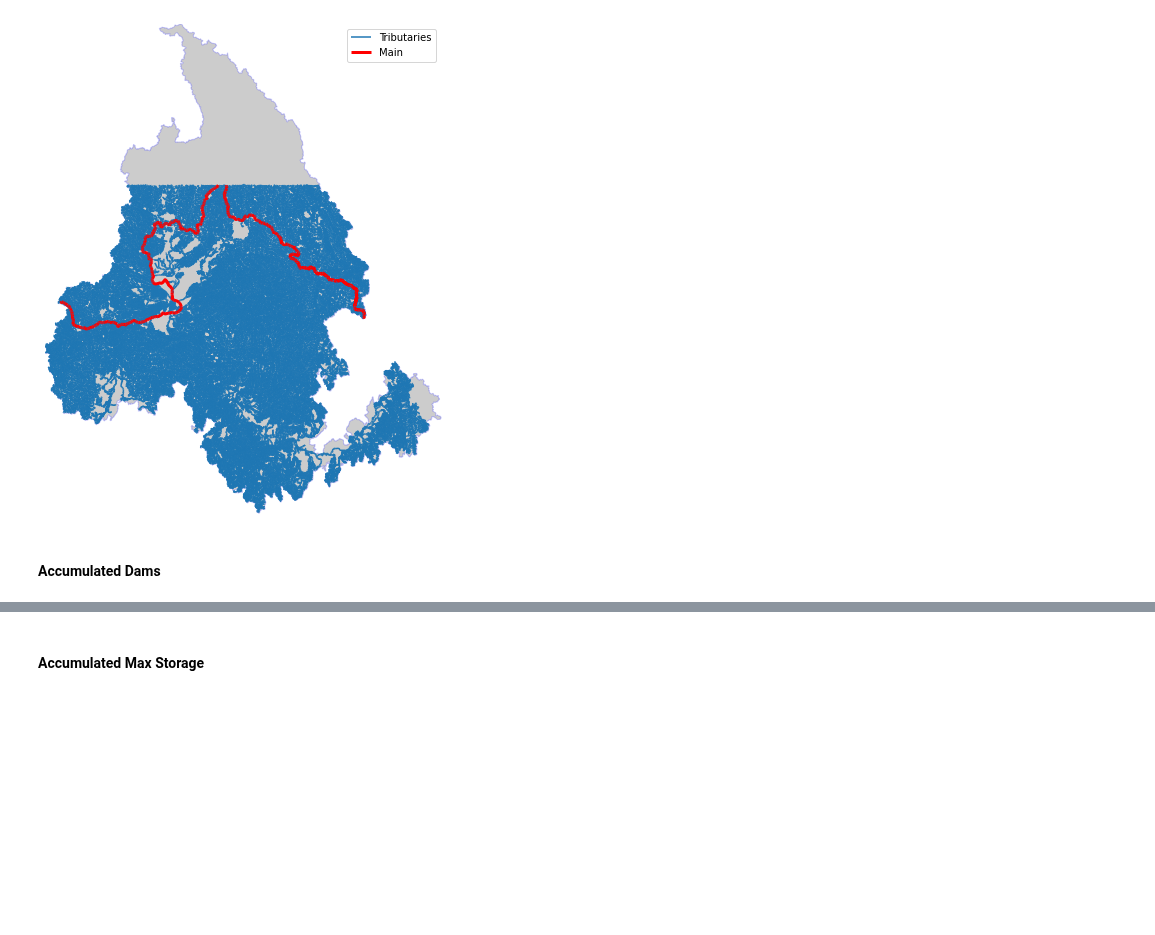
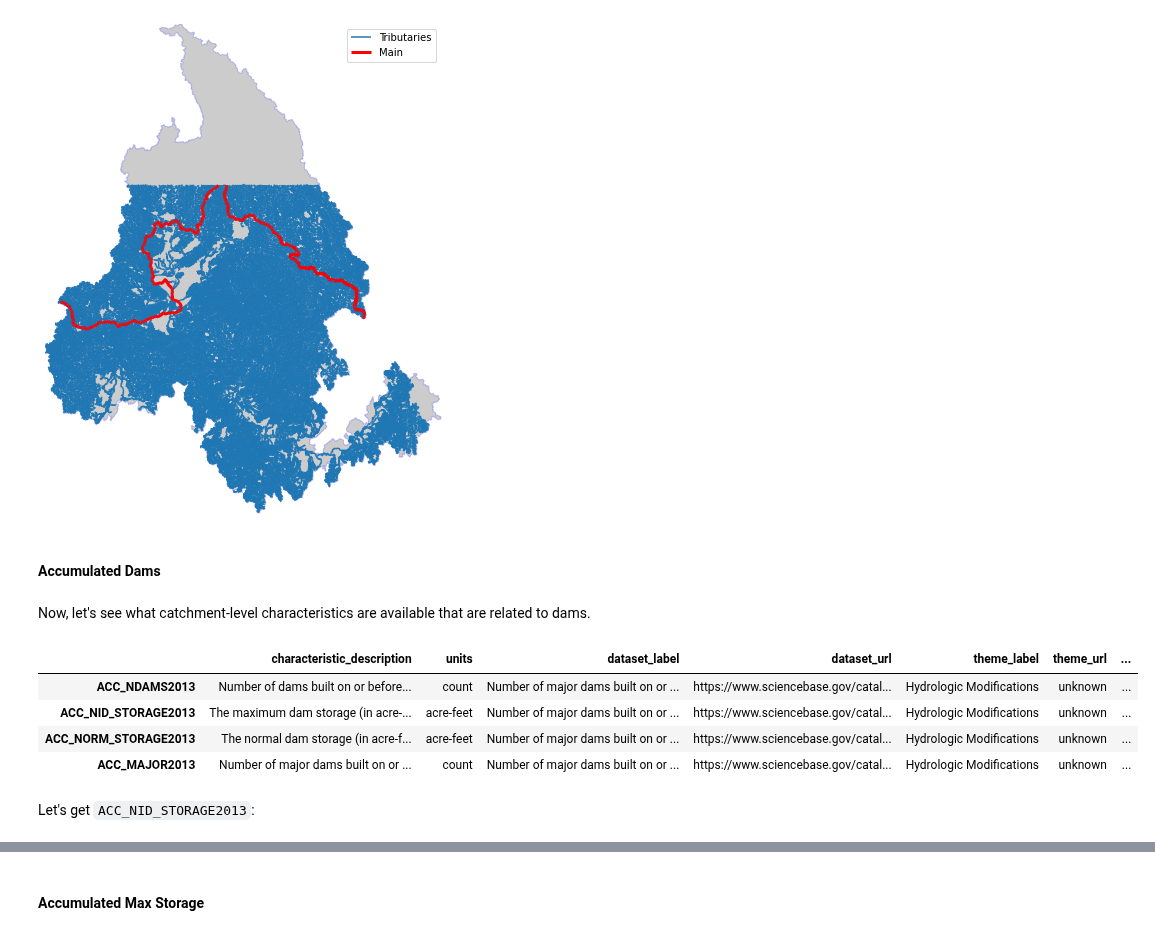
Before and after one commit to hyriver/HyRiver-examples, a Jupyter notebook: notebooks/columbia.ipynb, the cells around one changed output, grey strips where cells are left out. Cells and saved outputs as stored; diff of their text form; code cells hidden in the pictures; blank space fills up the shorter version.

```diff
--- a/notebooks/columbia.ipynb
+++ b/notebooks/columbia.ipynb
@@ -79,3 +79,16 @@ else:
     )
     nid_flw = {n.split("_")[-1]: nhd.nhdplus_attrs(n) for n in nid_years}
     pd.to_pickle(nid_flw, cfile)
+# %% [markdown]
+Now, let's see what catchment-level characteristics are available that are related to dams.
+# %%
+div_chars = nldi.get_validchars("div")
+div_chars[div_chars.characteristic_description.str.contains("dam")]
+# %% [output]
+|  | characteristic_description | units | dataset_label | dataset_url | theme_label | theme_url | ... |
+| ACC_NDAMS2013 | Number of dams built on or before... | count | Number of major dams built on or ... | https://www.sciencebase.gov/catal... | Hydrologic Modifications | unknown | ... |
+| ACC_NID_STORAGE2013 | The maximum dam storage (in acre-... | acre-feet | Number of major dams built on or ... | https://www.sciencebase.gov/catal... | Hydrologic Modifications | unknown | ... |
+| ACC_NORM_STORAGE2013 | The normal dam storage (in acre-f... | acre-feet | Number of major dams built on or ... | https://www.sciencebase.gov/catal... | Hydrologic Modifications | unknown | ... |
+| ACC_MAJOR2013 | Number of major dams built on or ... | count | Number of major dams built on or ... | https://www.sciencebase.gov/catal... | Hydrologic Modifications | unknown | ... |
+# %% [markdown]
+Let's get `ACC_NID_STORAGE2013`:
```
Also changed, not shown: parts of 1 cell of this notebook, 4 other files.
